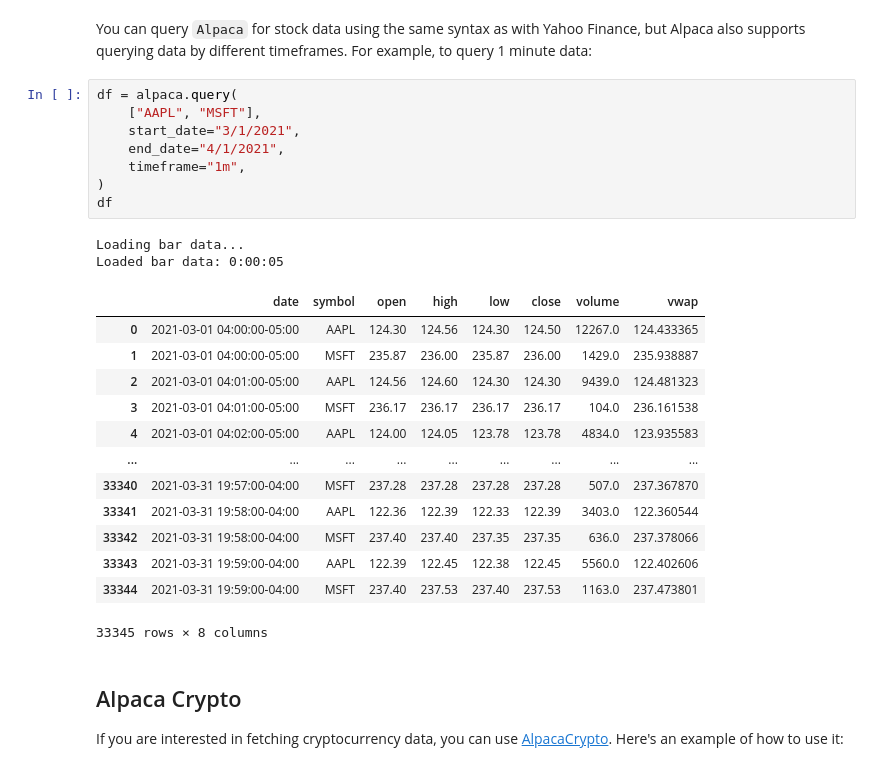
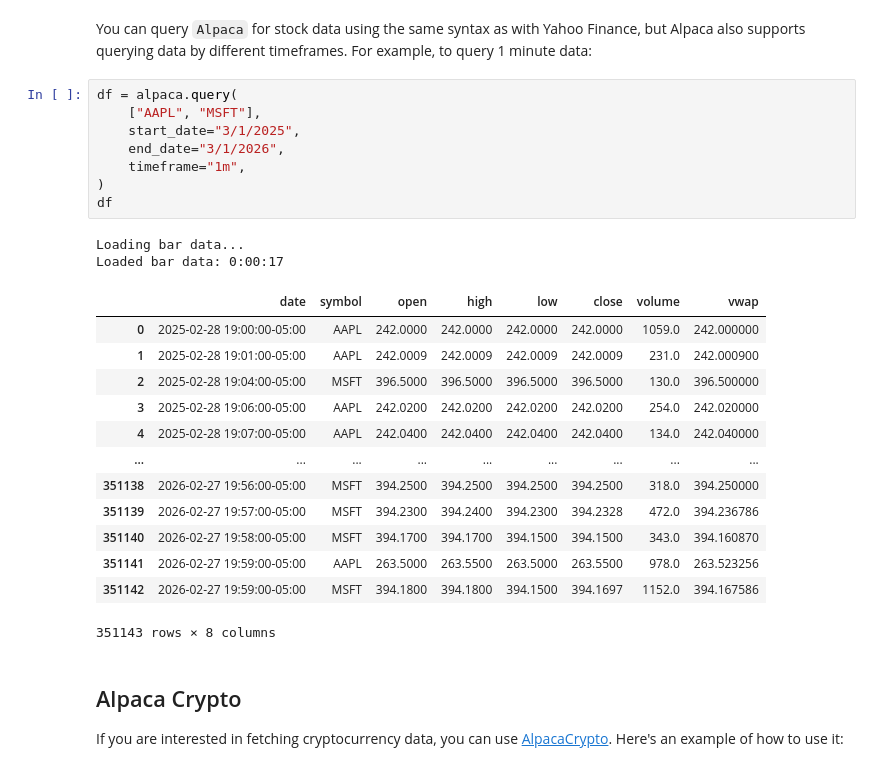
Before and after one commit to edtechre/pybroker, a Jupyter notebook: docs/source/notebooks/1. Getting Started with Data Sources.ipynb, the cells around one changed output. Saved outputs shown, nothing was run; the diff lists cells and outputs as text.

```diff
--- a/docs/source/notebooks/1. Getting Started with Data Sources.ipynb
+++ b/docs/source/notebooks/1. Getting Started with Data Sources.ipynb
@@ -108,27 +108,27 @@
 # %%
 df = alpaca.query(
     ["AAPL", "MSFT"],
-    start_date="3/1/2021",
-    end_date="4/1/2021",
+    start_date="3/1/2025",
+    end_date="3/1/2026",
     timeframe="1m",
 )
 df
 # %% [output]
 Loading bar data...
-Loaded bar data: 0:00:05
+Loaded bar data: 0:00:17
 |  | date | symbol | open | high | low | close | volume | vwap |
-| 0 | 2021-03-01 04:00:00-05:00 | AAPL | 124.30 | 124.56 | 124.30 | 124.50 | 12267.0 | 124.433365 |
-| 1 | 2021-03-01 04:00:00-05:00 | MSFT | 235.87 | 236.00 | 235.87 | 236.00 | 1429.0 | 235.938887 |
-| 2 | 2021-03-01 04:01:00-05:00 | AAPL | 124.56 | 124.60 | 124.30 | 124.30 | 9439.0 | 124.481323 |
-| 3 | 2021-03-01 04:01:00-05:00 | MSFT | 236.17 | 236.17 | 236.17 | 236.17 | 104.0 | 236.161538 |
-| 4 | 2021-03-01 04:02:00-05:00 | AAPL | 124.00 | 124.05 | 123.78 | 123.78 | 4834.0 | 123.935583 |
+| 0 | 2025-02-28 19:00:00-05:00 | AAPL | 242.0000 | 242.0000 | 242.0000 | 242.0000 | 1059.0 | 242.000000 |
+| 1 | 2025-02-28 19:01:00-05:00 | AAPL | 242.0009 | 242.0009 | 242.0009 | 242.0009 | 231.0 | 242.000900 |
+| 2 | 2025-02-28 19:04:00-05:00 | MSFT | 396.5000 | 396.5000 | 396.5000 | 396.5000 | 130.0 | 396.500000 |
+| 3 | 2025-02-28 19:06:00-05:00 | AAPL | 242.0200 | 242.0200 | 242.0200 | 242.0200 | 254.0 | 242.020000 |
+| 4 | 2025-02-28 19:07:00-05:00 | AAPL | 242.0400 | 242.0400 | 242.0400 | 242.0400 | 134.0 | 242.040000 |
 | ... | ... | ... | ... | ... | ... | ... | ... | ... |
-| 33340 | 2021-03-31 19:57:00-04:00 | MSFT | 237.28 | 237.28 | 237.28 | 237.28 | 507.0 | 237.367870 |
-| 33341 | 2021-03-31 19:58:00-04:00 | AAPL | 122.36 | 122.39 | 122.33 | 122.39 | 3403.0 | 122.360544 |
-| 33342 | 2021-03-31 19:58:00-04:00 | MSFT | 237.40 | 237.40 | 237.35 | 237.35 | 636.0 | 237.378066 |
-| 33343 | 2021-03-31 19:59:00-04:00 | AAPL | 122.39 | 122.45 | 122.38 | 122.45 | 5560.0 | 122.402606 |
-| 33344 | 2021-03-31 19:59:00-04:00 | MSFT | 237.40 | 237.53 | 237.40 | 237.53 | 1163.0 | 237.473801 |
+| 351138 | 2026-02-27 19:56:00-05:00 | MSFT | 394.2500 | 394.2500 | 394.2500 | 394.2500 | 318.0 | 394.250000 |
+| 351139 | 2026-02-27 19:57:00-05:00 | MSFT | 394.2300 | 394.2400 | 394.2300 | 394.2328 | 472.0 | 394.236786 |
+| 351140 | 2026-02-27 19:58:00-05:00 | MSFT | 394.1700 | 394.1700 | 394.1500 | 394.1500 | 343.0 | 394.160870 |
+| 351141 | 2026-02-27 19:59:00-05:00 | AAPL | 263.5000 | 263.5500 | 263.5000 | 263.5500 | 978.0 | 263.523256 |
+| 351142 | 2026-02-27 19:59:00-05:00 | MSFT | 394.1800 | 394.1800 | 394.1500 | 394.1697 | 1152.0 | 394.167586 |
-33345 rows × 8 columns
+351143 rows × 8 columns
 # %% [markdown]
 ## Alpaca Crypto
 
```
Also changed, not shown: parts of 7 cells of this notebook.
